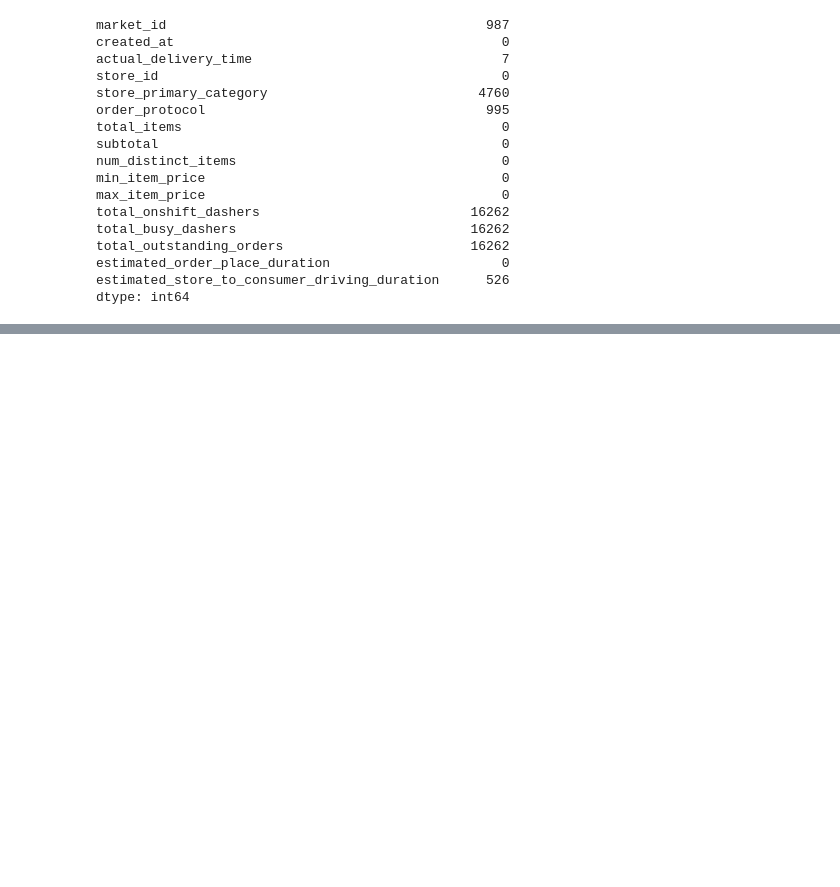
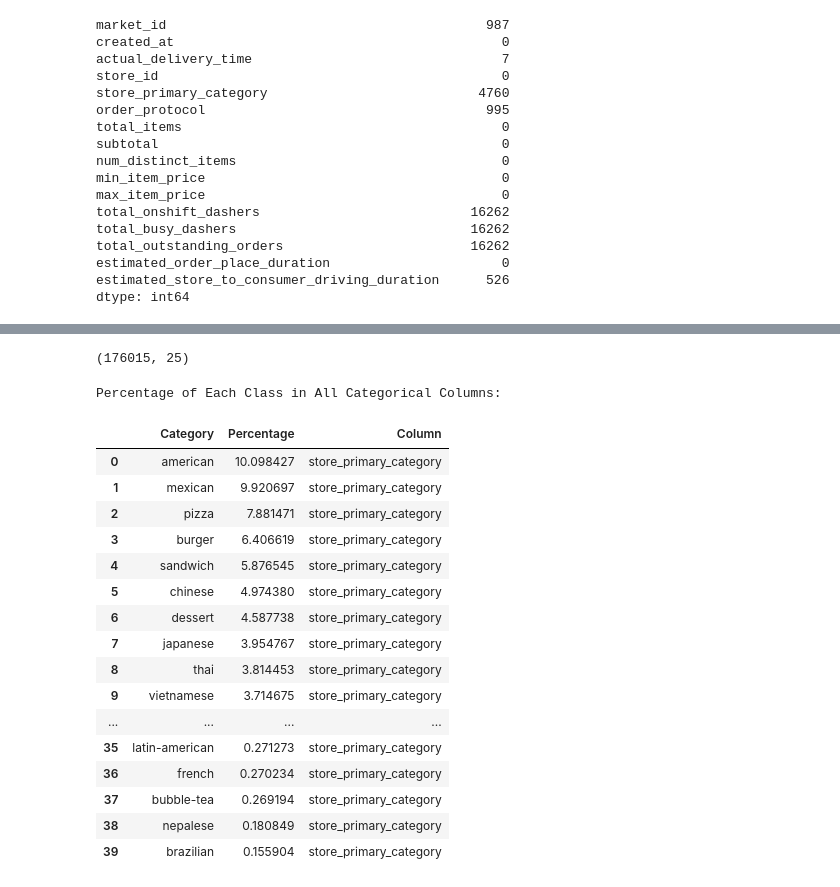
Before and after one commit to ZiyaKolcu/delivery-time-prediction, a Jupyter notebook: research/research.ipynb, the cells around one changed output, grey strips where cells are left out. Cells and saved outputs as stored; diff of their text form; code cells hidden in the pictures; blank space fills up the shorter version.

```diff
--- a/research/research.ipynb
+++ b/research/research.ipynb
@@ -52,0 +106,5 @@ dtype: int64
+# %%
+df = df.drop(
+    columns=["market_id", "created_at", "actual_delivery_time", "store_id"], axis=1
+)
+df.head()
@@ -52,0 +146,39 @@ dtype: int64
+# %%
+df.dropna(inplace=True)
+# %%
+df["dasher_latency_rate"] = df["total_busy_dashers"] / df["total_onshift_dashers"]
+df["delay_time"] = (
+    df["estimated_store_to_consumer_driving_duration"]
+    + df["estimated_order_place_duration"]
+)
+df.drop(
+    inplace=True,
+    axis=1,
+    columns=[
+        "total_busy_dashers",
+        "total_onshift_dashers",
+        "estimated_store_to_consumer_driving_duration",
+        "estimated_order_place_duration",
+    ],
+)
+df.shape
+# %% [output]
+(176015, 25)
+# %%
+def remove_outliers_iqr(df):
+    df_cleaned = df.copy()
+
+    for column in df_cleaned.select_dtypes(include=["float64", "int64"]).columns:
+        Q1 = df_cleaned[column].quantile(0.25)
+        Q3 = df_cleaned[column].quantile(0.75)
+        IQR = Q3 - Q1
+        lower_bound = Q1 - 1.5 * IQR
+        upper_bound = Q3 + 1.5 * IQR
+        df_cleaned = df_cleaned[
+            (df_cleaned[column] >= lower_bound) & (df_cleaned[column] <= upper_bound)
+        ]
+
+    return df_cleaned
+
+
+df_cleaned = remove_outliers_iqr(df)
@@ -52,0 +188,36 @@ dtype: int64
+# %%
+def calculate_category_percentages(df):
+    results = []
+    for column in df.select_dtypes(include=["object"]).columns:
+        category_counts = df[column].value_counts(normalize=True) * 100
+        percentage_df = category_counts.reset_index()
+        percentage_df.columns = ["Category", "Percentage"]
+        percentage_df["Column"] = column
+        results.append(percentage_df)
+    final_result = pd.concat(results, ignore_index=True)
+    return final_result
+
+
+category_percentages = calculate_category_percentages(df_cleaned)
+
+print("Percentage of Each Class in All Categorical Columns:")
+category_percentages.head(40)
+# %% [output]
+Percentage of Each Class in All Categorical Columns:
+|  | Category | Percentage | Column |
+| 0 | american | 10.098427 | store_primary_category |
+| 1 | mexican | 9.920697 | store_primary_category |
+| 2 | pizza | 7.881471 | store_primary_category |
+| 3 | burger | 6.406619 | store_primary_category |
+| 4 | sandwich | 5.876545 | store_primary_category |
+| 5 | chinese | 4.974380 | store_primary_category |
+| 6 | dessert | 4.587738 | store_primary_category |
+| 7 | japanese | 3.954767 | store_primary_category |
+| 8 | thai | 3.814453 | store_primary_category |
+| 9 | vietnamese | 3.714675 | store_primary_category |
+| ... | ... | ... | ... |
+| 35 | latin-american | 0.271273 | store_primary_category |
+| 36 | french | 0.270234 | store_primary_category |
+| 37 | bubble-tea | 0.269194 | store_primary_category |
+| 38 | nepalese | 0.180849 | store_primary_category |
+| 39 | brazilian | 0.155904 | store_primary_category |
```
Also changed, not shown: parts of 28 cells of this notebook, 1 other file.
